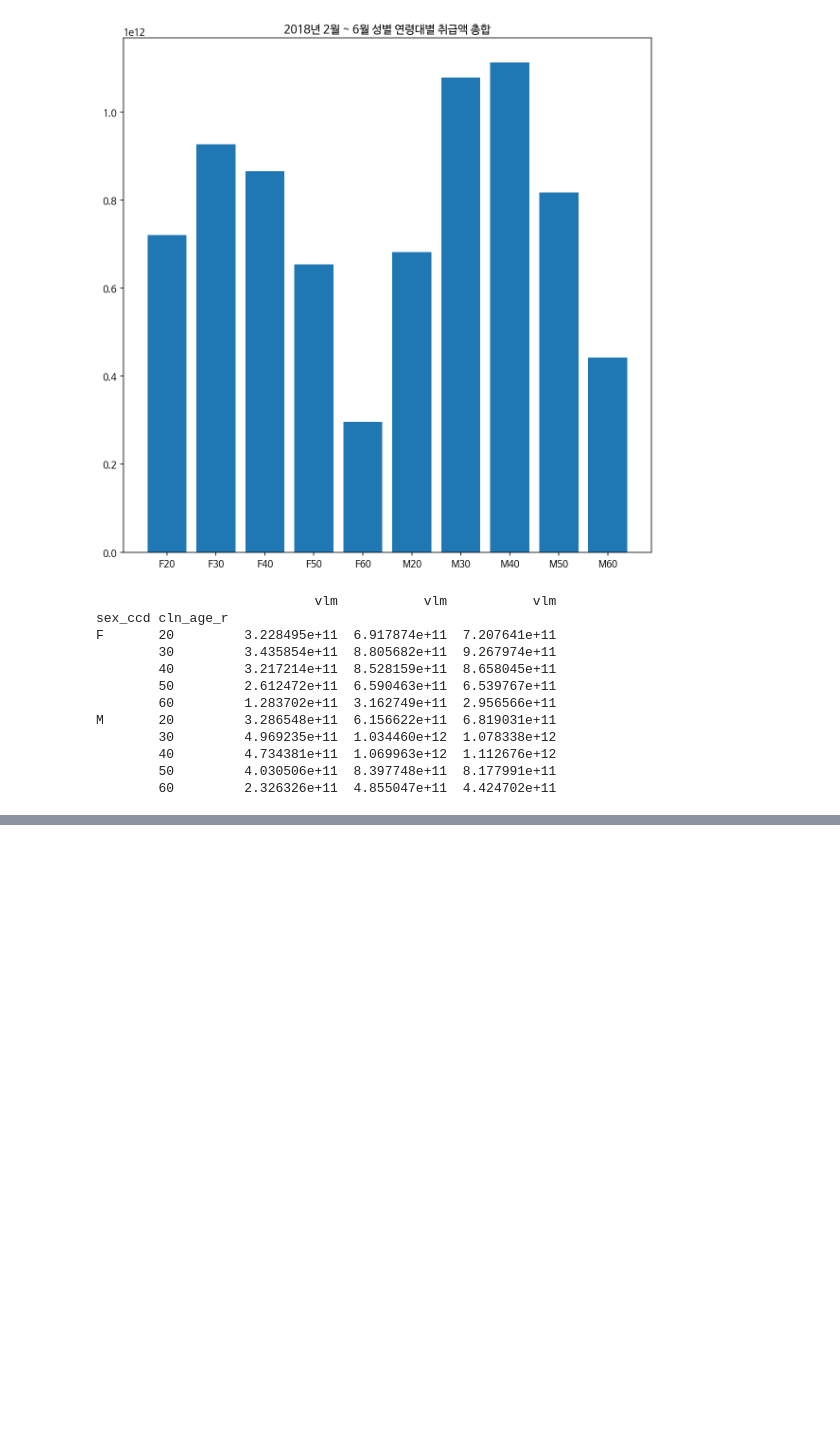
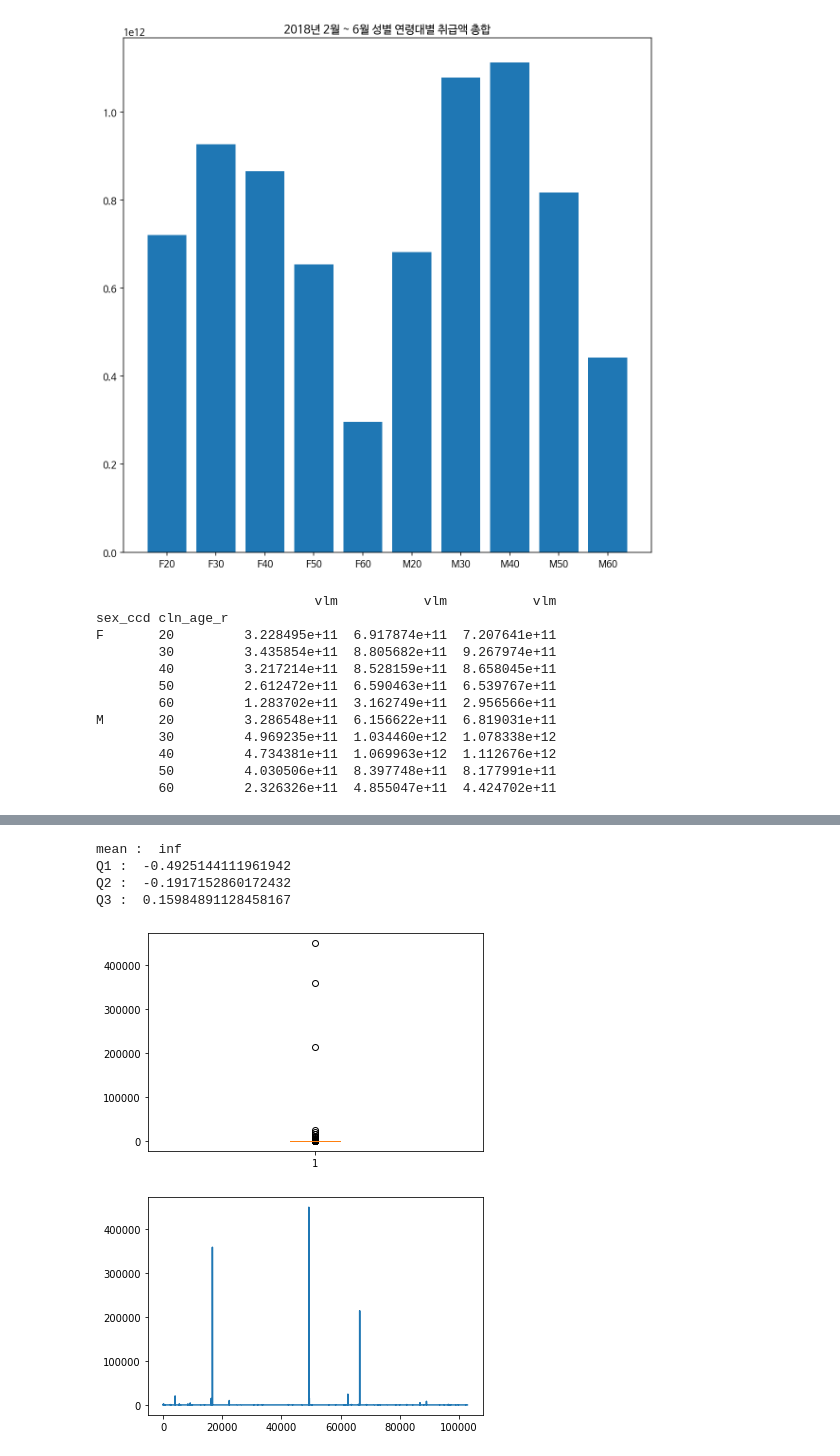
Before and after one commit to skaurl/tourbigdata, a Jupyter notebook: 신한카드_데이터_기초_통계.ipynb, the cells around one changed output, grey strips where cells are left out. Saved outputs shown, nothing was run; the diff lists cells and outputs as text; code cells hidden in the pictures; blank space fills up the shorter version.

```diff
--- a/신한카드_데이터_기초_통계.ipynb
+++ b/신한카드_데이터_기초_통계.ipynb
@@ -484,10 +546,30 @@ df = df.dropna(axis=0)
 # %%
+print("mean : ", sum(df['vlm_ratio'])/len(df['vlm_ratio']))
+
 Q1 = np.percentile(df['vlm_ratio'], 25)
+Q2 = np.percentile(df['vlm_ratio'], 50)
 Q3 = np.percentile(df['vlm_ratio'], 75)
+
+print("Q1 : ",Q1)
+print("Q2 : ",Q2)
+print("Q3 : ",Q3)
+
 IQR = Q3 - Q1
+
 outlier_step = 1.5 * IQR
 
-df[(df['vlm_ratio'] > Q1 - outlier_step) and (df['vlm_ratio'] < Q3 + outlier_step)]
+#df = df[df['vlm_ratio'] > Q1 - outlier_step]
+#df = df[df['vlm_ratio'] < Q3 + outlier_step]
 
-print(Q1)
-print(Q3)
+plt.boxplot(df['vlm_ratio'])
+plt.show()
+
+plt.plot(df['vlm_ratio'])
+plt.show()
+# %% [output]
+mean :  inf
+Q1 :  -0.4925144111961942
+Q2 :  -0.1917152860172432
+Q3 :  0.15984891128458167
+[figure, added]
+[figure, added]
```
Also changed, not shown: parts of 5 cells of this notebook.
